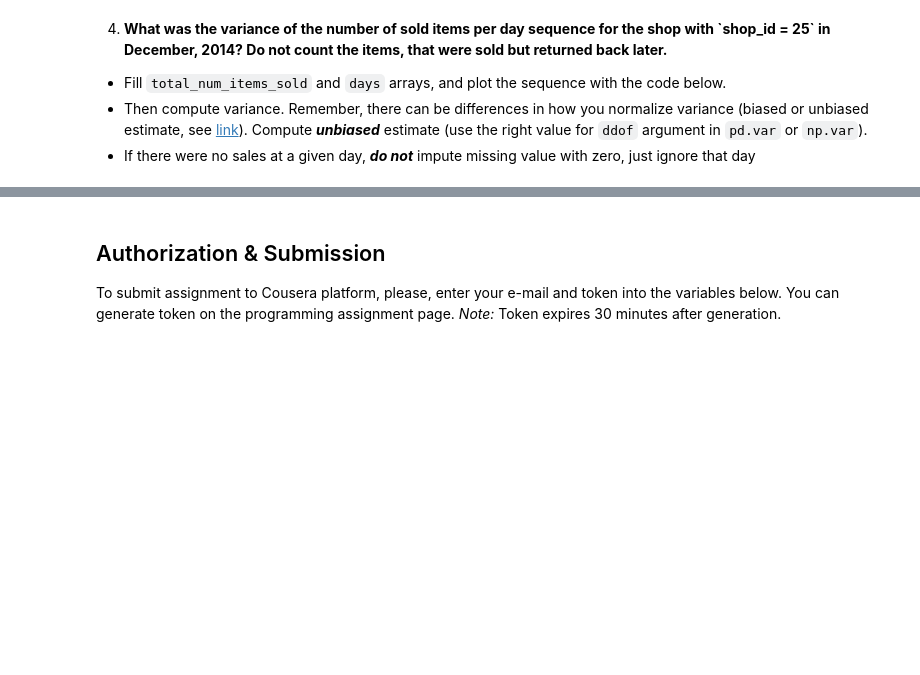
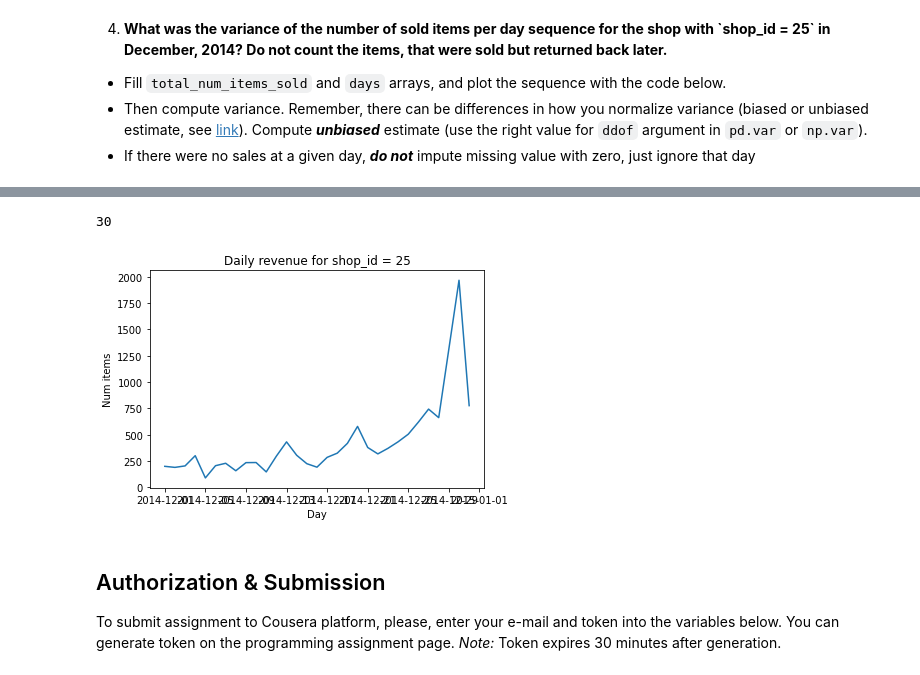
Before and after one commit to c-c-c-c/cousera_kaggle, a Jupyter notebook: PandasBasics.ipynb, the cells around one changed output, grey strips where cells are left out. Saved outputs shown, nothing was run; the diff lists cells and outputs as text; code cells hidden in the pictures; blank space fills up the shorter version.

```diff
--- a/PandasBasics.ipynb
+++ b/PandasBasics.ipynb
@@ -177,3 +205,5 @@ Remember, the data can sometimes be noisy.
 * Fill `total_num_items_sold` and `days` arrays, and plot the sequence with the code below.
 * Then compute variance. Remember, there can be differences in how you normalize variance (biased or unbiased estimate, see [link](https://math.stackexchange.com/questions/496627/the-difference-between-unbiased-biased-estimator-variance)). Compute ***unbiased*** estimate (use the right value for `ddof` argument in `pd.var` or `np.var`).
 * If there were no sales at a given day, ***do not*** impute missing value with zero, just ignore that day
+# %%
+tmp_grouped = transactions[(transactions["shop_id"]==25) & (transactions["date_f"]=="201412")].groupby("date")["item_cnt_day"].sum()
@@ -180,18 +222,25 @@ Remember, the data can sometimes be noisy.
+# %%
+len(tmp_grouped.values)
+# %% [output]
+30
 # %%
 shop_id = 25
 
-total_num_items_sold = # YOUR CODE GOES HERE
-days = # YOUR CODE GOES HERE
+total_num_items_sold = tmp_grouped.values
+days = tmp_grouped.index
 
 # Plot it
 plt.plot(days, total_num_items_sold)
 plt.ylabel('Num items')
 plt.xlabel('Day')
 plt.title("Daily revenue for shop_id = 25")
 plt.show()
 
-total_num_items_sold_var = # PUT YOUR ANSWER IN THIS VARIABLE
-grader.submit_tag('total_num_items_sold_var', total_num_items_sold_var)
+total_num_items_sold_var = np.var(tmp_grouped.values,  ddof=31)
+# PUT YOUR ANSWER IN THIS VARIABLE
+# grader.submit_tag('total_num_items_sold_var', total_num_items_sold_var)
+# %% [output]
+[figure, added]
 # %% [markdown]
 ## Authorization & Submission
 To submit assignment to Cousera platform, please, enter your e-mail and token into the variables below. You can generate token on the programming assignment page. *Note:* Token expires 30 minutes after generation.
```
Also changed, not shown: parts of 16 cells of this notebook.
